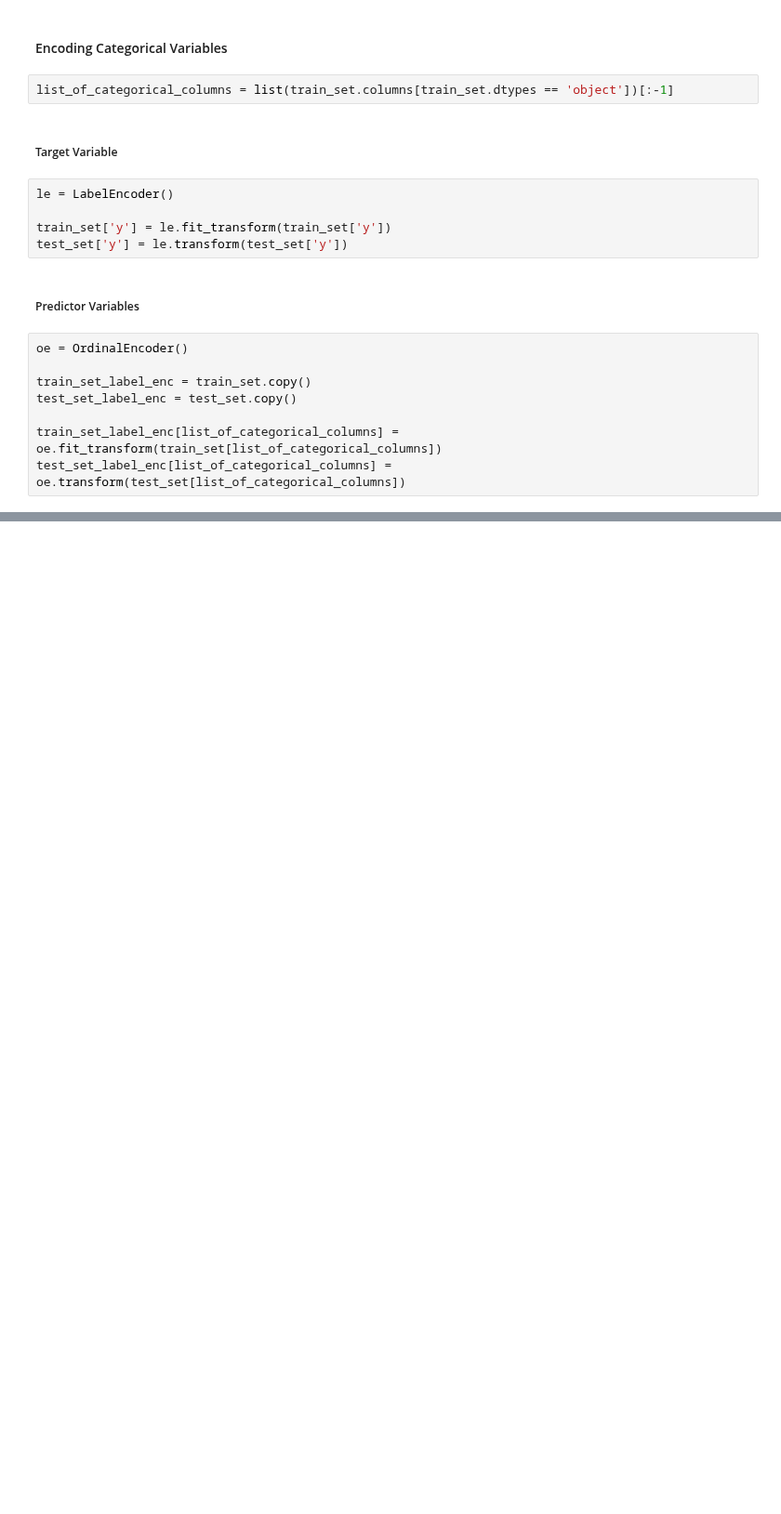
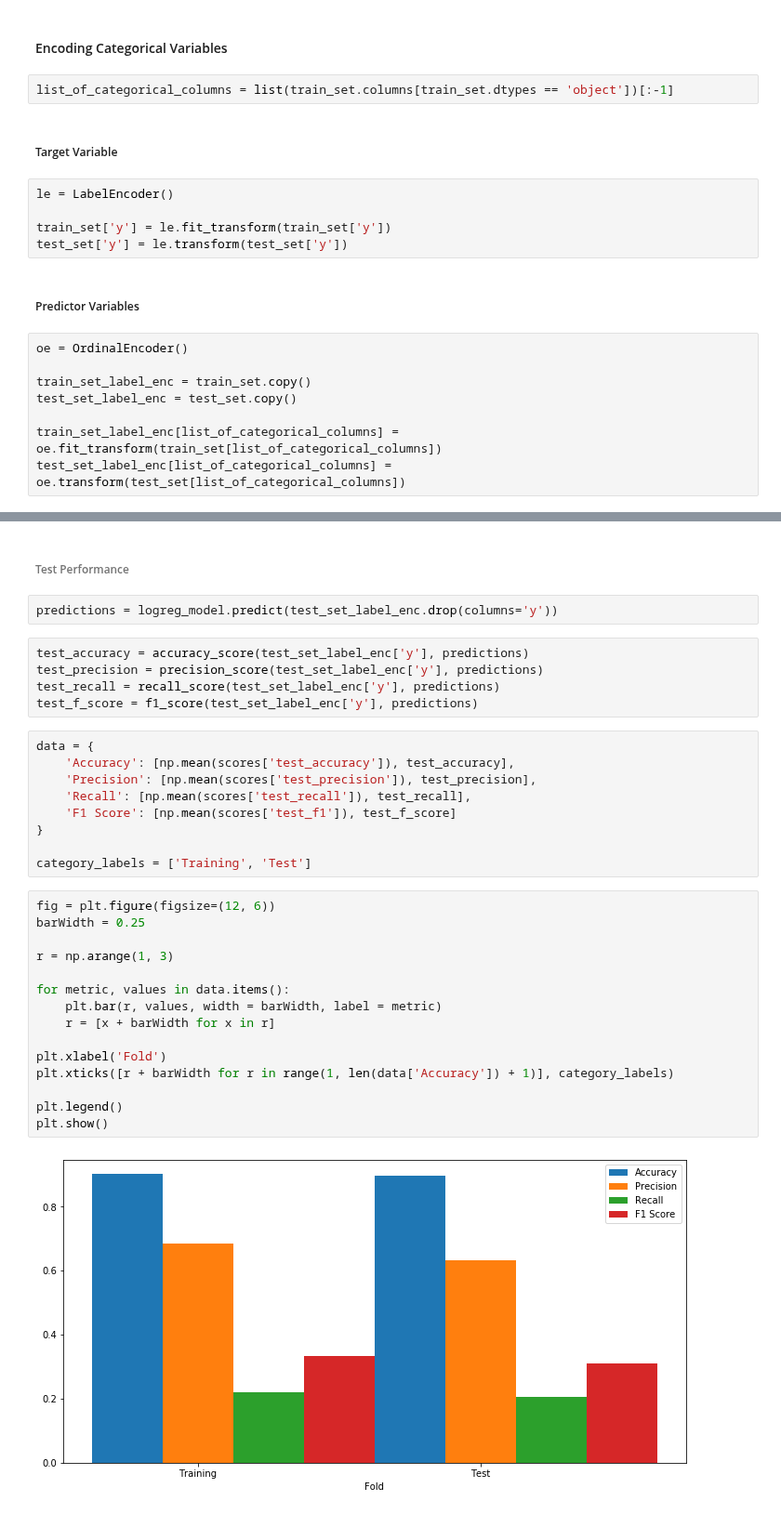
Before and after one commit to priyasharma1908/Term_deposit, a Jupyter notebook: Term_Deposit_Case_Study.ipynb, the cells around one changed output, grey strips where cells are left out. Shown at 93% size. Cells and saved outputs as stored; diff of their text form; blank space fills up the shorter version.

```diff
--- a/Term_Deposit_Case_Study.ipynb
+++ b/Term_Deposit_Case_Study.ipynb
@@ -827,0 +905,35 @@ test_set_label_enc[list_of_categorical_columns] = oe.transform(test_set[list_of_
+# %% [markdown]
+###### Test Performance
+# %%
+predictions = logreg_model.predict(test_set_label_enc.drop(columns='y'))
+# %%
+test_accuracy = accuracy_score(test_set_label_enc['y'], predictions)
+test_precision = precision_score(test_set_label_enc['y'], predictions)
+test_recall = recall_score(test_set_label_enc['y'], predictions)
+test_f_score = f1_score(test_set_label_enc['y'], predictions)
+# %%
+data = {
+    'Accuracy': [np.mean(scores['test_accuracy']), test_accuracy],
+    'Precision': [np.mean(scores['test_precision']), test_precision],
+    'Recall': [np.mean(scores['test_recall']), test_recall],
+    'F1 Score': [np.mean(scores['test_f1']), test_f_score]
+}
+
+category_labels = ['Training', 'Test']
+# %%
+fig = plt.figure(figsize=(12, 6))
+barWidth = 0.25
+
+r = np.arange(1, 3)
+
+for metric, values in data.items():
+    plt.bar(r, values, width = barWidth, label = metric)
+    r = [x + barWidth for x in r]
+
+plt.xlabel('Fold')
+plt.xticks([r + barWidth for r in range(1, len(data['Accuracy']) + 1)], category_labels)
+
+plt.legend()
+plt.show()
+# %% [output]
+[figure, added]
```
Also changed, not shown: parts of 130 cells of this notebook.
